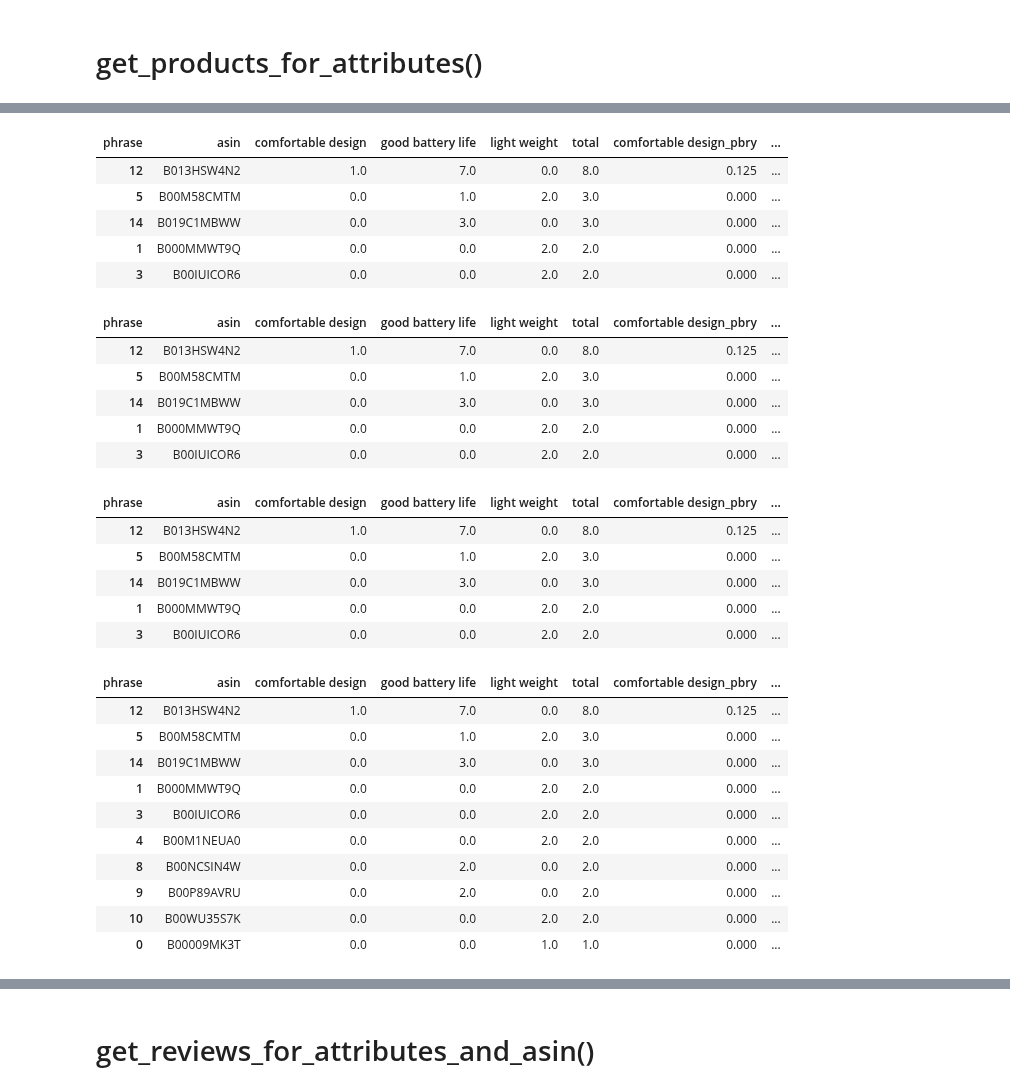
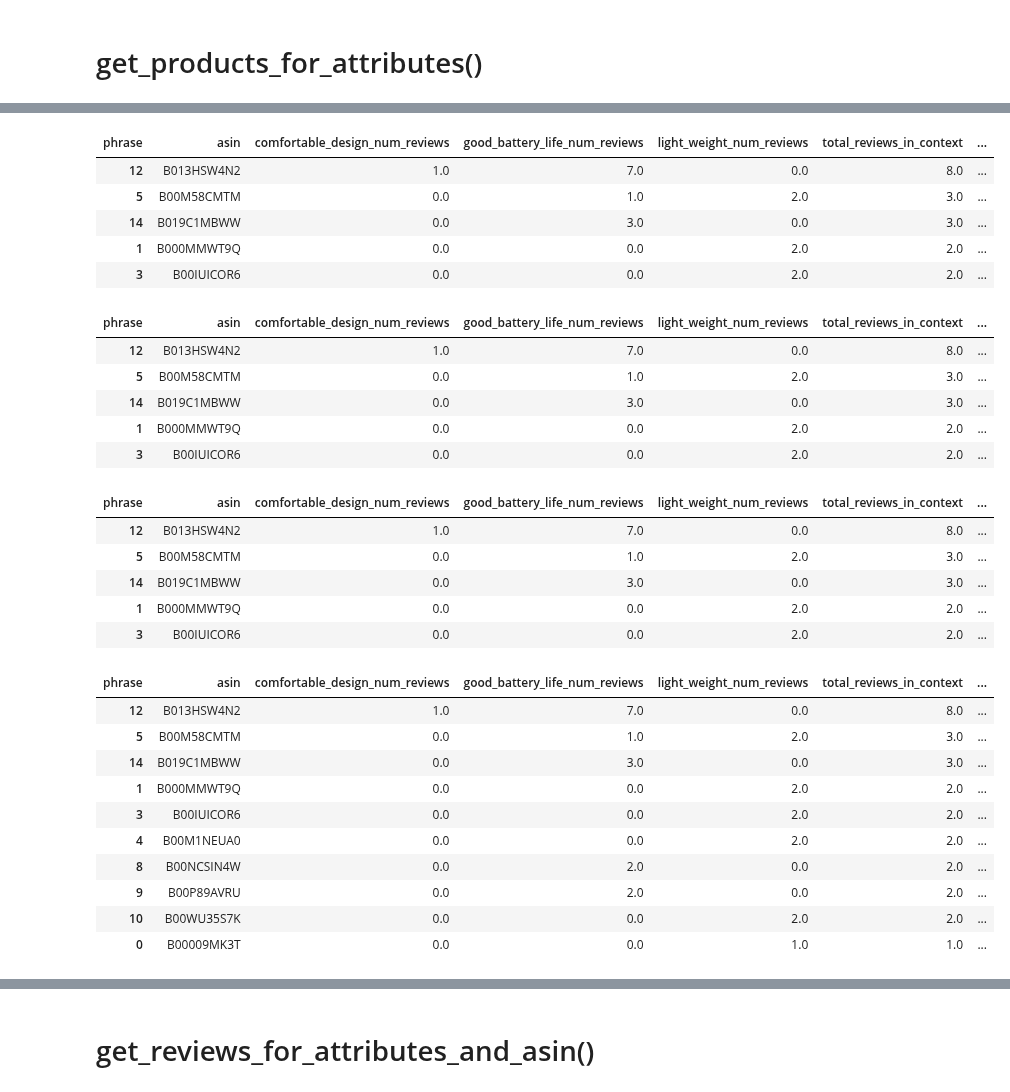
Before and after one commit to avelllabs/Gabby, a Jupyter notebook: notebooks/18_gb_API_functions_new_version.ipynb, the cells around one changed output, grey strips where cells are left out. Saved outputs shown, nothing was run; the diff lists cells and outputs as text; code cells hidden in the pictures.

```diff
--- a/notebooks/18_gb_API_functions_new_version.ipynb
+++ b/notebooks/18_gb_API_functions_new_version.ipynb
@@ -164,55 +188,56 @@ prod_attr_prby.sort_values('total', ascending=False).head()
 # %%
 for phrase in [c for c in prod_attr_prby.columns if c.endswith('pos') or c.endswith('neg')]:
-    prod_attr_prby[f"{phrase}_pbry"] = prod_attr_prby[phrase]/prod_attr_prby['total']
+    prod_attr_prby[f"{phrase}_pbry"] = prod_attr_prby[phrase]/prod_attr_prby['total_reviews_in_context']
 # %%
-prod_attr_prby.sort_values('total', ascending=False).head()
+prod_attr_prby.sort_values('total_reviews_in_context', ascending=False).head()
 # %% [output]
-| phrase | asin | comfortable design | good battery life | light weight | total | comfortable design_pbry | ... |
-| 12 | B013HSW4N2 | 1.0 | 7.0 | 0.0 | 8.0 | 0.125 | ... |
-| 5 | B00M58CMTM | 0.0 | 1.0 | 2.0 | 3.0 | 0.000 | ... |
-| 14 | B019C1MBWW | 0.0 | 3.0 | 0.0 | 3.0 | 0.000 | ... |
-| 1 | B000MMWT9Q | 0.0 | 0.0 | 2.0 | 2.0 | 0.000 | ... |
-| 3 | B00IUICOR6 | 0.0 | 0.0 | 2.0 | 2.0 | 0.000 | ... |
+| phrase | asin | comfortable_design_num_reviews | good_battery_life_num_reviews | light_weight_num_reviews | total_reviews_in_context | ... |
+| 12 | B013HSW4N2 | 1.0 | 7.0 | 0.0 | 8.0 | ... |
+| 5 | B00M58CMTM | 0.0 | 1.0 | 2.0 | 3.0 | ... |
+| 14 | B019C1MBWW | 0.0 | 3.0 | 0.0 | 3.0 | ... |
+| 1 | B000MMWT9Q | 0.0 | 0.0 | 2.0 | 2.0 | ... |
+| 3 | B00IUICOR6 | 0.0 | 0.0 | 2.0 | 2.0 | ... |
 # %%
-prod_attr_prby['total_perc_rank'] = prod_attr_prby['total'].rank(pct=True)
+prod_attr_prby['total_perc_rank'] = prod_attr_prby['total_reviews_in_context'].rank(pct=True)
 # %%
-prod_attr_prby.sort_values('total', ascending=False).head()
+prod_attr_prby.sort_values('total_reviews_in_context', ascending=False).head()
 # %% [output]
-| phrase | asin | comfortable design | good battery life | light weight | total | comfortable design_pbry | ... |
-| 12 | B013HSW4N2 | 1.0 | 7.0 | 0.0 | 8.0 | 0.125 | ... |
-| 5 | B00M58CMTM | 0.0 | 1.0 | 2.0 | 3.0 | 0.000 | ... |
-| 14 | B019C1MBWW | 0.0 | 3.0 | 0.0 | 3.0 | 0.000 | ... |
-| 1 | B000MMWT9Q | 0.0 | 0.0 | 2.0 | 2.0 | 0.000 | ... |
-| 3 | B00IUICOR6 | 0.0 | 0.0 | 2.0 | 2.0 | 0.000 | ... |
+| phrase | asin | comfortable_design_num_reviews | good_battery_life_num_reviews | light_weight_num_reviews | total_reviews_in_context | ... |
+| 12 | B013HSW4N2 | 1.0 | 7.0 | 0.0 | 8.0 | ... |
+| 5 | B00M58CMTM | 0.0 | 1.0 | 2.0 | 3.0 | ... |
+| 14 | B019C1MBWW | 0.0 | 3.0 | 0.0 | 3.0 | ... |
+| 1 | B000MMWT9Q | 0.0 | 0.0 | 2.0 | 2.0 | ... |
+| 3 | B00IUICOR6 | 0.0 | 0.0 | 2.0 | 2.0 | ... |
 # %%
 for phrase in positive_attributes_counts['phrase'].unique():
-    prod_attr_prby[f"{phrase}_score_level"] = prod_attr_prby[f"{phrase}_pos_pbry"]/prod_attr_prby[f"{phrase}_pbry"]
+    us_phrase = '_'.join(phrase.split())
+    prod_attr_prby[f"{phrase}_score_level"] = prod_attr_prby[f"{us_phrase}_pos_pbry"]/prod_attr_prby[f"{us_phrase}_num_reviews_pbry"]
     prod_attr_prby = prod_attr_prby.fillna(0.5)
 # %%
-prod_attr_prby.sort_values('total', ascending=False).head()
+prod_attr_prby.sort_values('total_reviews_in_context', ascending=False).head()
 # %% [output]
-| phrase | asin | comfortable design | good battery life | light weight | total | comfortable design_pbry | ... |
-| 12 | B013HSW4N2 | 1.0 | 7.0 | 0.0 | 8.0 | 0.125 | ... |
-| 5 | B00M58CMTM | 0.0 | 1.0 | 2.0 | 3.0 | 0.000 | ... |
-| 14 | B019C1MBWW | 0.0 | 3.0 | 0.0 | 3.0 | 0.000 | ... |
-| 1 | B000MMWT9Q | 0.0 | 0.0 | 2.0 | 2.0 | 0.000 | ... |
-| 3 | B00IUICOR6 | 0.0 | 0.0 | 2.0 | 2.0 | 0.000 | ... |
+| phrase | asin | comfortable_design_num_reviews | good_battery_life_num_reviews | light_weight_num_reviews | total_reviews_in_context | ... |
+| 12 | B013HSW4N2 | 1.0 | 7.0 | 0.0 | 8.0 | ... |
+| 5 | B00M58CMTM | 0.0 | 1.0 | 2.0 | 3.0 | ... |
+| 14 | B019C1MBWW | 0.0 | 3.0 | 0.0 | 3.0 | ... |
+| 1 | B000MMWT9Q | 0.0 | 0.0 | 2.0 | 2.0 | ... |
+| 3 | B00IUICOR6 | 0.0 | 0.0 | 2.0 | 2.0 | ... |
 # %%
-prod_attr_prby['total_indicator_prby'] = (prod_attr_prby[[c for c in positive_attributes_counts['phrase'].unique()]] > 0).mean(axis=1)
+prod_attr_prby['total_indicator_prby'] = (prod_attr_prby[['_'.join(c.split()) + '_num_reviews' for c in positive_attributes_counts['phrase'].unique()]] > 0).mean(axis=1)
 # %%
-prod_attr_prby.sort_values('total', ascending=False).head(10)
+prod_attr_prby.sort_values('total_reviews_in_context', ascending=False).head(10)
 # %% [output]
-| phrase | asin | comfortable design | good battery life | light weight | total | comfortable design_pbry | ... |
-| 12 | B013HSW4N2 | 1.0 | 7.0 | 0.0 | 8.0 | 0.125 | ... |
-| 5 | B00M58CMTM | 0.0 | 1.0 | 2.0 | 3.0 | 0.000 | ... |
-| 14 | B019C1MBWW | 0.0 | 3.0 | 0.0 | 3.0 | 0.000 | ... |
-| 1 | B000MMWT9Q | 0.0 | 0.0 | 2.0 | 2.0 | 0.000 | ... |
-| 3 | B00IUICOR6 | 0.0 | 0.0 | 2.0 | 2.0 | 0.000 | ... |
-| 4 | B00M1NEUA0 | 0.0 | 0.0 | 2.0 | 2.0 | 0.000 | ... |
-| 8 | B00NCSIN4W | 0.0 | 2.0 | 0.0 | 2.0 | 0.000 | ... |
-| 9 | B00P89AVRU | 0.0 | 2.0 | 0.0 | 2.0 | 0.000 | ... |
-| 10 | B00WU35S7K | 0.0 | 0.0 | 2.0 | 2.0 | 0.000 | ... |
-| 0 | B00009MK3T | 0.0 | 0.0 | 1.0 | 1.0 | 0.000 | ... |
+| phrase | asin | comfortable_design_num_reviews | good_battery_life_num_reviews | light_weight_num_reviews | total_reviews_in_context | ... |
+| 12 | B013HSW4N2 | 1.0 | 7.0 | 0.0 | 8.0 | ... |
+| 5 | B00M58CMTM | 0.0 | 1.0 | 2.0 | 3.0 | ... |
+| 14 | B019C1MBWW | 0.0 | 3.0 | 0.0 | 3.0 | ... |
+| 1 | B000MMWT9Q | 0.0 | 0.0 | 2.0 | 2.0 | ... |
+| 3 | B00IUICOR6 | 0.0 | 0.0 | 2.0 | 2.0 | ... |
+| 4 | B00M1NEUA0 | 0.0 | 0.0 | 2.0 | 2.0 | ... |
+| 8 | B00NCSIN4W | 0.0 | 2.0 | 0.0 | 2.0 | ... |
+| 9 | B00P89AVRU | 0.0 | 2.0 | 0.0 | 2.0 | ... |
+| 10 | B00WU35S7K | 0.0 | 0.0 | 2.0 | 2.0 | ... |
+| 0 | B00009MK3T | 0.0 | 0.0 | 1.0 | 1.0 | ... |
 # %%
 prod_attr_prby['score'] = prod_attr_prby[[c for c in prod_attr_prby.columns if c.endswith('score_level')]].mean(axis=1) * prod_attr_prby['total_perc_rank'] * prod_attr_prby['total_indicator_prby']
 top10_products = prod_attr_prby.sort_values('score', ascending=False).head(10)
```
Also changed, not shown: parts of 10 cells of this notebook, 2 other files.
